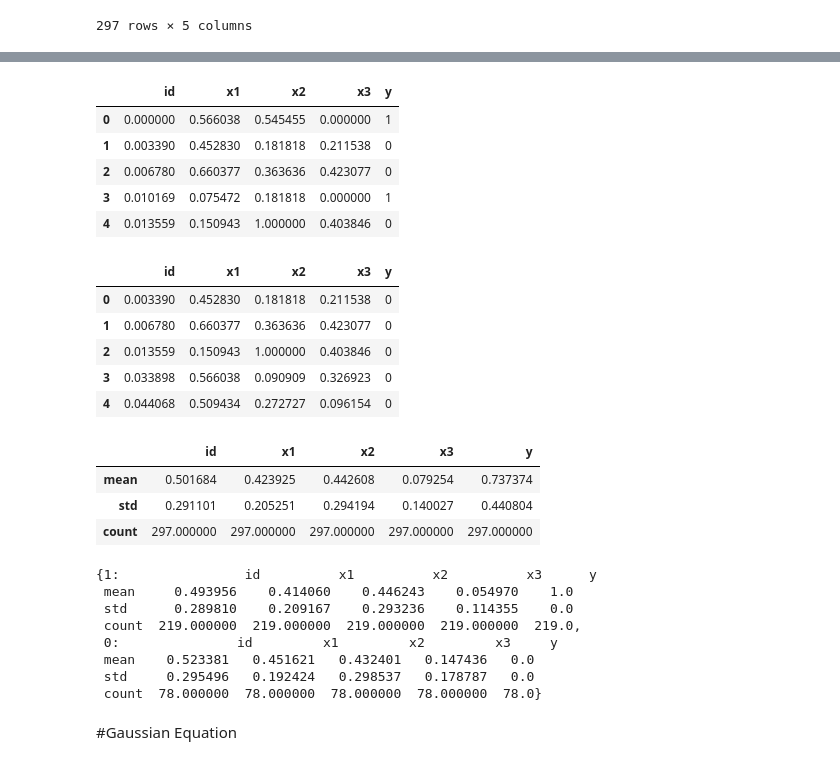
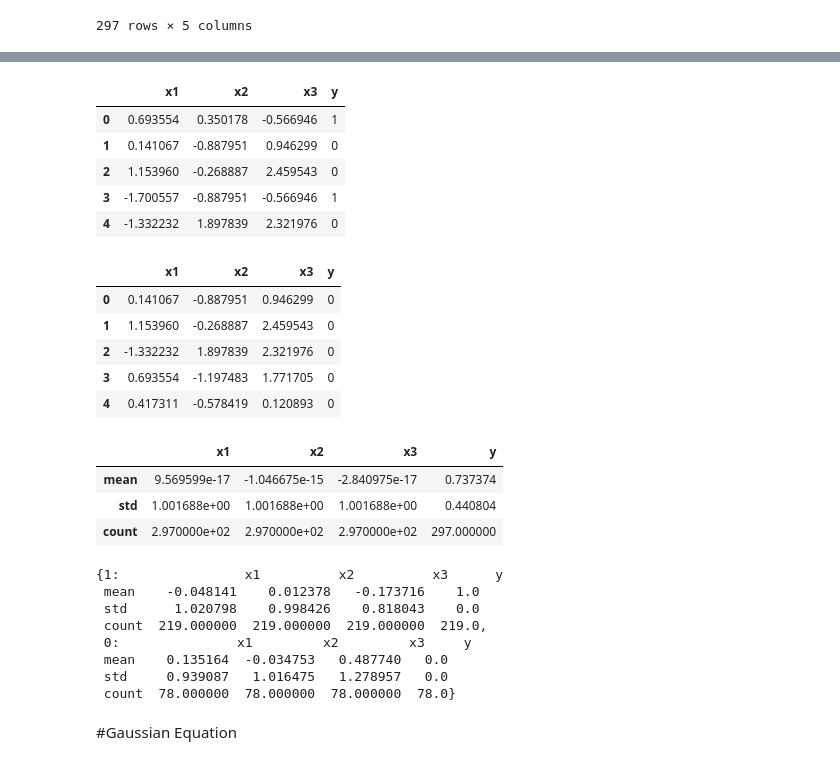
Before and after one commit to satriadhm/naive-bayes-binary-classification, a Jupyter notebook: NaiveBayesClassification.ipynb, the cells around one changed output, grey strips where cells are left out. Cells and saved outputs as stored; diff of their text form; code cells hidden in the pictures.

```diff
--- a/NaiveBayesClassification.ipynb
+++ b/NaiveBayesClassification.ipynb
@@ -28,14 +35,23 @@ df
 # %%
-X = df.drop('y', axis = 1)
+#partisi data
+X = df.drop(['y','id'], axis = 1)
 y = df.y
-X = (X - X.min()) / (X.max() - X.min())
 
+#normalisasi
+df = (X - X.min()) / (X.max() - X.min())
+
+#standarisasi
+numerical_cols = X.select_dtypes(include=['float64', 'int64']).columns
+scaler = StandardScaler()
+X[numerical_cols] = scaler.fit_transform(X[numerical_cols])
+
+#konkatenasi data
 df = pd.concat([X,y], axis = 1)
 df.head()
 # %% [output]
-|  | id | x1 | x2 | x3 | y |
-| 0 | 0.000000 | 0.566038 | 0.545455 | 0.000000 | 1 |
-| 1 | 0.003390 | 0.452830 | 0.181818 | 0.211538 | 0 |
-| 2 | 0.006780 | 0.660377 | 0.363636 | 0.423077 | 0 |
-| 3 | 0.010169 | 0.075472 | 0.181818 | 0.000000 | 1 |
-| 4 | 0.013559 | 0.150943 | 1.000000 | 0.403846 | 0 |
+|  | x1 | x2 | x3 | y |
+| 0 | 0.693554 | 0.350178 | -0.566946 | 1 |
+| 1 | 0.141067 | -0.887951 | 0.946299 | 0 |
+| 2 | 1.153960 | -0.268887 | 2.459543 | 0 |
+| 3 | -1.700557 | -0.887951 | -0.566946 | 1 |
+| 4 | -1.332232 | 1.897839 | 2.321976 | 0 |
@@ -67,22 +73,22 @@ def separate_by_class(df):
 
 separate_by_class(df)[0].head()
 # %% [output]
-|  | id | x1 | x2 | x3 | y |
-| 0 | 0.003390 | 0.452830 | 0.181818 | 0.211538 | 0 |
-| 1 | 0.006780 | 0.660377 | 0.363636 | 0.423077 | 0 |
-| 2 | 0.013559 | 0.150943 | 1.000000 | 0.403846 | 0 |
-| 3 | 0.033898 | 0.566038 | 0.090909 | 0.326923 | 0 |
-| 4 | 0.044068 | 0.509434 | 0.272727 | 0.096154 | 0 |
+|  | x1 | x2 | x3 | y |
+| 0 | 0.141067 | -0.887951 | 0.946299 | 0 |
+| 1 | 1.153960 | -0.268887 | 2.459543 | 0 |
+| 2 | -1.332232 | 1.897839 | 2.321976 | 0 |
+| 3 | 0.693554 | -1.197483 | 1.771705 | 0 |
+| 4 | 0.417311 | -0.578419 | 0.120893 | 0 |
 # %%
 def summarize_data(df):
   return df.describe().loc[['mean', 'std','count']]
 
 summarize_data(df)
 # %% [output]
-|  | id | x1 | x2 | x3 | y |
-| mean | 0.501684 | 0.423925 | 0.442608 | 0.079254 | 0.737374 |
-| std | 0.291101 | 0.205251 | 0.294194 | 0.140027 | 0.440804 |
-| count | 297.000000 | 297.000000 | 297.000000 | 297.000000 | 297.000000 |
+|  | x1 | x2 | x3 | y |
+| mean | 9.569599e-17 | -1.046675e-15 | -2.840975e-17 | 0.737374 |
+| std | 1.001688e+00 | 1.001688e+00 | 1.001688e+00 | 0.440804 |
+| count | 2.970000e+02 | 2.970000e+02 | 2.970000e+02 | 297.000000 |
 # %%
 def summarize_by_class(df):
   separated = separate_by_class(df)
@@ -93,14 +99,14 @@ def summarize_by_class(df):
 
 summarize_by_class(df)
 # %% [output]
-{1:                id          x1          x2          x3      y
- mean     0.493956    0.414060    0.446243    0.054970    1.0
- std      0.289810    0.209167    0.293236    0.114355    0.0
- count  219.000000  219.000000  219.000000  219.000000  219.0,
- 0:               id         x1         x2         x3     y
- mean    0.523381   0.451621   0.432401   0.147436   0.0
- std     0.295496   0.192424   0.298537   0.178787   0.0
- count  78.000000  78.000000  78.000000  78.000000  78.0}
+{1:                x1          x2          x3      y
+ mean    -0.048141    0.012378   -0.173716    1.0
+ std      1.020798    0.998426    0.818043    0.0
+ count  219.000000  219.000000  219.000000  219.0,
+ 0:               x1         x2         x3     y
+ mean    0.135164  -0.034753   0.487740   0.0
+ std     0.939087   1.016475   1.278957   0.0
+ count  78.000000  78.000000  78.000000  78.0}
 # %% [markdown]
 #Gaussian Equation
 # %%
```
Also changed, not shown: parts of 16 cells of this notebook, 1 other file.
